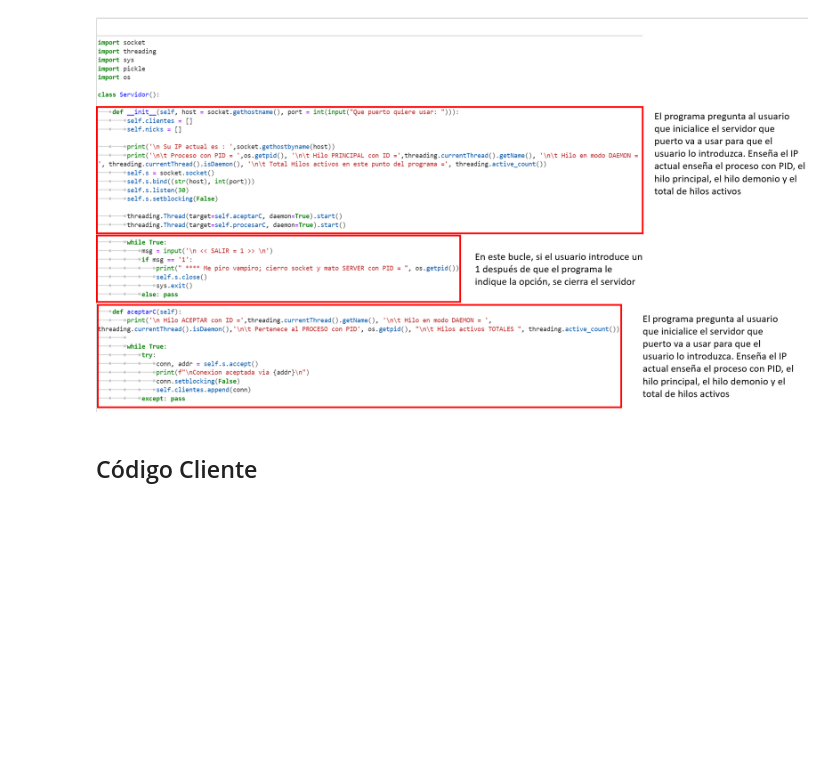
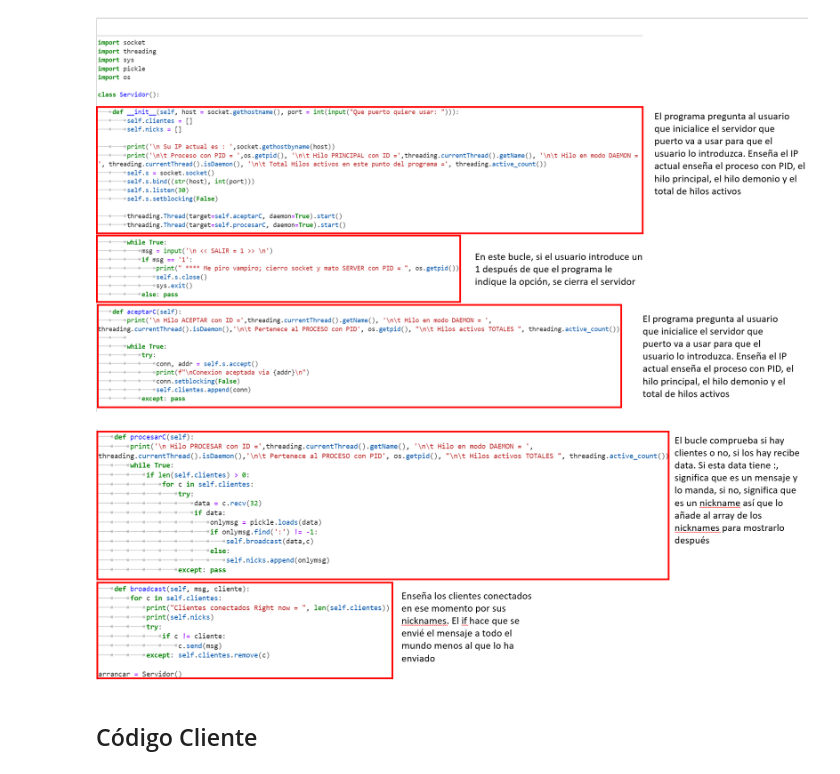
Before and after one commit to anaestg/PCD, a Jupyter notebook: u22124326AI1/u22124326AI1.ipynb, the cells around one changed output. Cells and saved outputs as stored; diff of their text form; code cells hidden in the pictures; blank space fills up the shorter version.

Commit message:
Segunda parte de explicacion de codigo servidor

```diff
--- a/u22124326AI1/u22124326AI1.ipynb
+++ b/u22124326AI1/u22124326AI1.ipynb
@@ -39,6 +39,10 @@ display.Image("Historial_Chat.png")
 display.Image("ServidorCodigo.png")
 # %% [output]
 [figure]
+# %%
+display.Image("ServidorCodigo2.png")
+# %% [output]
+[figure, added]
 # %% [markdown]
 ## Código Cliente
 # %%
```
